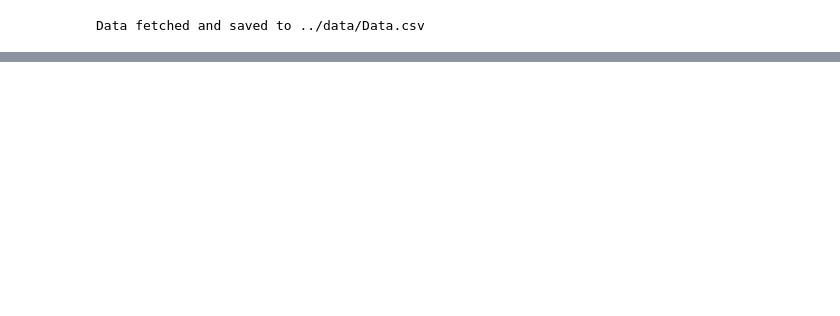
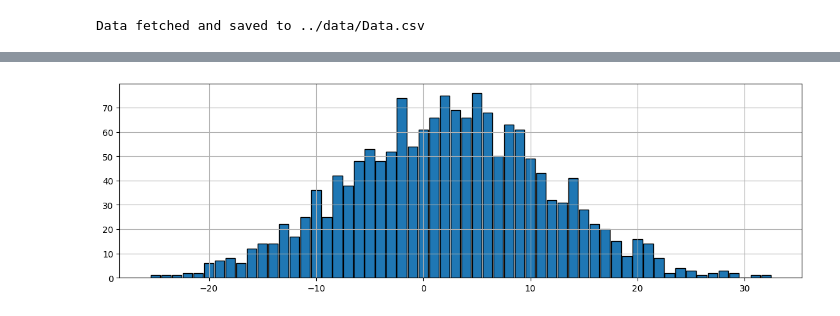
Before and after one commit to heiken1108/Match-Predictor, a Jupyter notebook: notebooks/1. Data Exploration.ipynb, the cells around one changed output, grey strips where cells are left out. Saved outputs shown, nothing was run; the diff lists cells and outputs as text; code cells hidden in the pictures; blank space fills up the shorter version.

```diff
--- a/notebooks/1. Data Exploration.ipynb
+++ b/notebooks/1. Data Exploration.ipynb
@@ -63,0 +133,4 @@ plot_util.plot_histogram(data['Goal difference'], figsize=figsize)
+# %%
+plot_util.plot_histogram(data['Shot Difference'], figsize=figsize)
+# %% [output]
+[figure, added]
```
Also changed, not shown: parts of 26 cells of this notebook, 1 other file.
